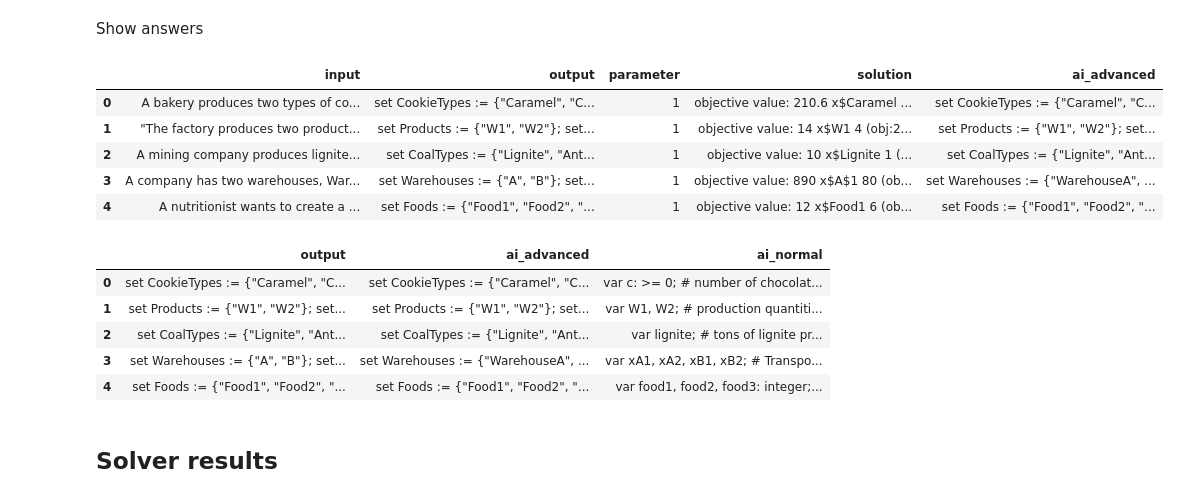
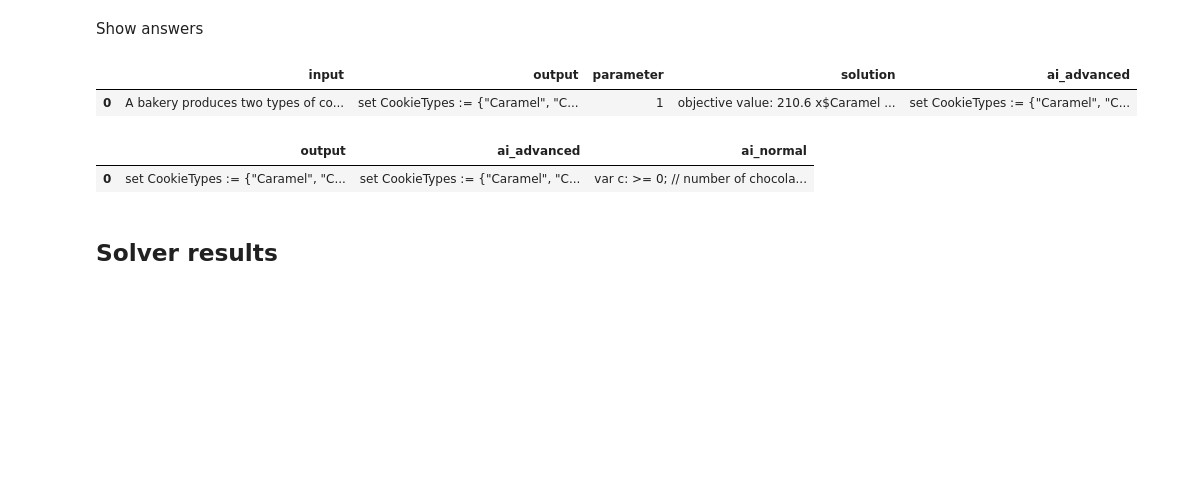
Before and after one commit to AventixQ/zimpl_ai_generator, a Jupyter notebook: test_ai.ipynb, the cells around one changed output. Cells and saved outputs as stored; diff of their text form; code cells hidden in the pictures; blank space fills up the shorter version.

```diff
--- a/test_ai.ipynb
+++ b/test_ai.ipynb
@@ -42,30 +43,22 @@ df_manual
 # %% [markdown]
 Generate responses using AI ZIMPL Generator (for now first 10)
 # %%
-df_manual['ai_advanced'] = df_manual.apply(lambda row: generator(row['input'], row['parameter']), axis=1)
+df_manual['ai_advanced'] = df_manual.apply(lambda row: post_processing(generator(row['input'], row['parameter'])), axis=1)
 # %% [markdown]
 Show answers
 # %%
-df_manual[:5].map(lambda x: str(x)).style.set_properties(**{'text-align': 'left', 'white-space': 'pre-wrap'})
+df_manual[:1].map(lambda x: str(x)).style.set_properties(**{'text-align': 'left', 'white-space': 'pre-wrap'})
 # %% [output]
 |  | input | output | parameter | solution | ai_advanced |
 | 0 | A bakery produces two types of co... | set CookieTypes := {"Caramel", "C... | 1 | objective value: 210.6 x$Caramel ... | set CookieTypes := {"Caramel", "C... |
-| 1 | "The factory produces two product... | set Products := {"W1", "W2"}; set... | 1 | objective value: 14 x$W1 4 (obj:2... | set Products := {"W1", "W2"}; set... |
-| 2 | A mining company produces lignite... | set CoalTypes := {"Lignite", "Ant... | 1 | objective value: 10 x$Lignite 1 (... | set CoalTypes := {"Lignite", "Ant... |
-| 3 | A company has two warehouses, War... | set Warehouses := {"A", "B"}; set... | 1 | objective value: 890 x$A$1 80 (ob... | set Warehouses := {"WarehouseA", ... |
-| 4 | A nutritionist wants to create a ... | set Foods := {"Food1", "Food2", "... | 1 | objective value: 12 x$Food1 6 (ob... | set Foods := {"Food1", "Food2", "... |
 # %%
 df_manual['ai_normal'] = df_manual['input'].apply(normal_generator)
 # %%
 from pandas import DataFrame
-df_manual[:5][['output', 'ai_advanced', 'ai_normal']].map(lambda x: str(x)).style.set_properties(**{'text-align': 'left', 'white-space': 'pre-wrap'})
+df_manual[:1][['output', 'ai_advanced', 'ai_normal']].map(lambda x: str(x)).style.set_properties(**{'text-align': 'left', 'white-space': 'pre-wrap'})
 # %% [output]
 |  | output | ai_advanced | ai_normal |
-| 0 | set CookieTypes := {"Caramel", "C... | set CookieTypes := {"Caramel", "C... | var c: >= 0; # number of chocolat... |
-| 1 | set Products := {"W1", "W2"}; set... | set Products := {"W1", "W2"}; set... | var W1, W2; # production quantiti... |
-| 2 | set CoalTypes := {"Lignite", "Ant... | set CoalTypes := {"Lignite", "Ant... | var lignite; # tons of lignite pr... |
-| 3 | set Warehouses := {"A", "B"}; set... | set Warehouses := {"WarehouseA", ... | var xA1, xA2, xB1, xB2; # Transpo... |
-| 4 | set Foods := {"Food1", "Food2", "... | set Foods := {"Food1", "Food2", "... | var food1, food2, food3: integer;... |
+| 0 | set CookieTypes := {"Caramel", "C... | set CookieTypes := {"Caramel", "C... | var c: >= 0; // number of chocola... |
 # %% [markdown]
 ## Solver results
 # %%
```
Also changed, not shown: parts of 10 cells of this notebook, 5 other files.
